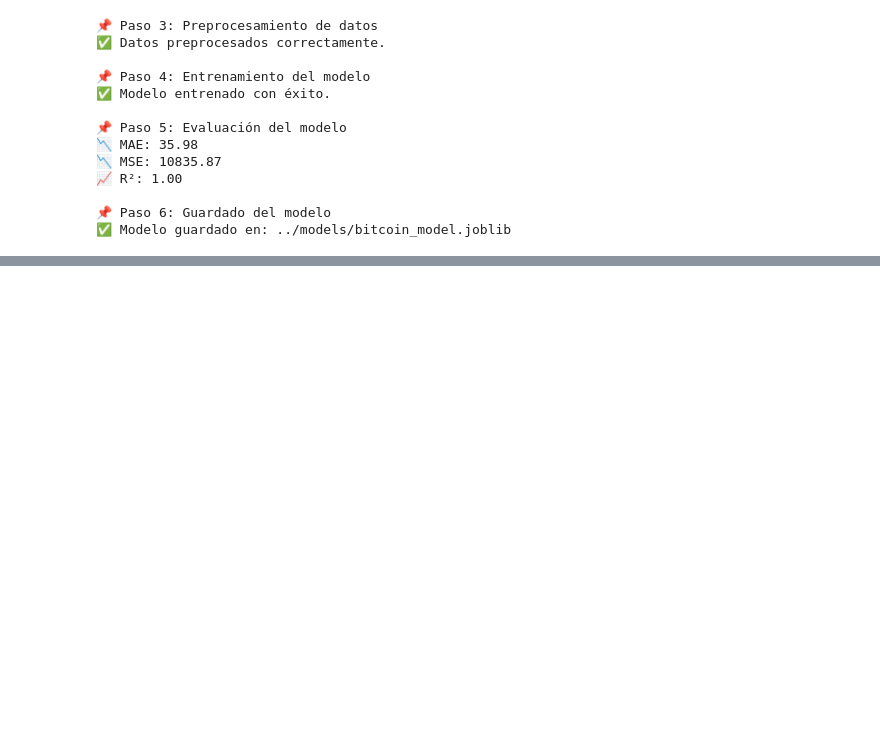
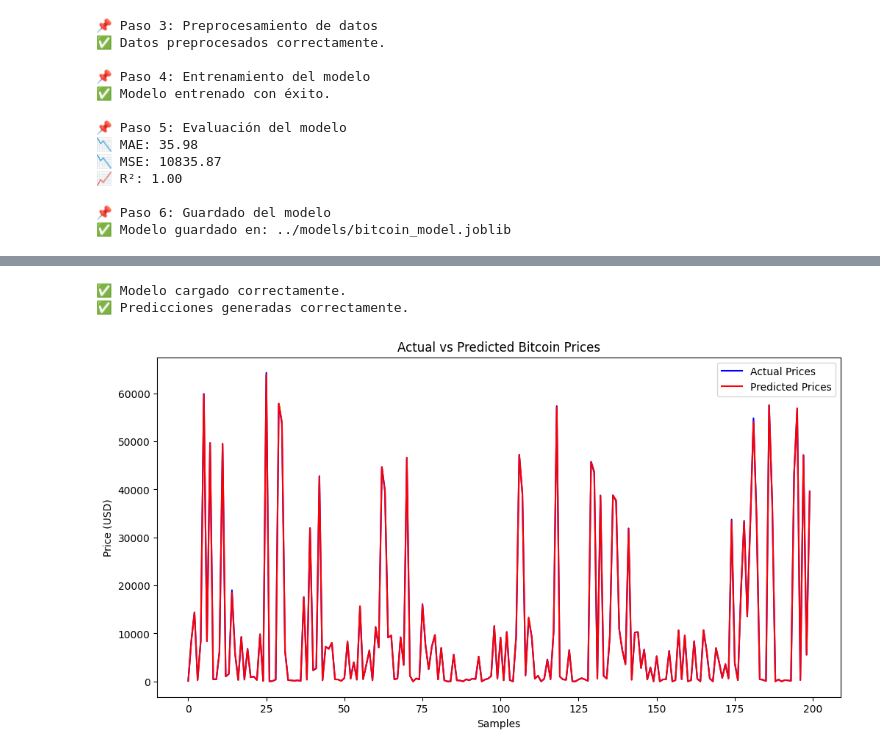
Before and after one commit to jesusgnzalz/ML_Bitcoin, a Jupyter notebook: src/results_notebook/Bitcoin_Price_Prediction.ipynb, the cells around one changed output, grey strips where cells are left out. Saved outputs shown, nothing was run; the diff lists cells and outputs as text; code cells hidden in the pictures; blank space fills up the shorter version.

```diff
--- a/src/results_notebook/Bitcoin_Price_Prediction.ipynb
+++ b/src/results_notebook/Bitcoin_Price_Prediction.ipynb
@@ -99,0 +122,18 @@ None
+# %%
+import joblib
+
+# 📌 Cargar el modelo entrenado
+model_path = "C:/Users/Jesus/Documents/DS_Online_Octubre24_Exercises/Project_Break_II_ML_DL/ML_Bitcoin/src/models/bitcoin_pipeline.pkl"
+
+try:
+    pipeline = joblib.load(model_path)
+    print("✅ Modelo cargado correctamente.")
+except FileNotFoundError:
+    print(f"❌ No se encontró el modelo en: {model_path}. Asegúrate de haberlo entrenado y guardado.")
+
+# 📌 Realizar predicciones si el modelo está disponible
+if 'pipeline' in locals():
+    y_pred = pipeline.predict(X_test)
+    print("✅ Predicciones generadas correctamente.")
+else:
+    print("❌ No se pudo generar `y_pred` porque el modelo no está disponible.")
@@ -99,0 +192,33 @@ None
+# %%
+import joblib
+import matplotlib.pyplot as plt
+
+# 📌 Cargar el modelo entrenado
+model_path = "C:/Users/Jesus/Documents/DS_Online_Octubre24_Exercises/Project_Break_II_ML_DL/ML_Bitcoin/src/models/bitcoin_pipeline.pkl"
+
+try:
+    pipeline = joblib.load(model_path)
+    print("✅ Modelo cargado correctamente.")
+except FileNotFoundError:
+    print(f"❌ No se encontró el modelo en: {model_path}. Asegúrate de haberlo entrenado y guardado.")
+
+# 📌 Generar predicciones si el modelo está disponible
+if 'pipeline' in locals():
+    y_pred = pipeline.predict(X_test)
+    print("✅ Predicciones generadas correctamente.")
+
+    # 📊 Comparación entre precios reales y predichos
+    plt.figure(figsize=(12,6))
+    plt.plot(y_test.values, label="Actual Prices", color="blue")
+    plt.plot(y_pred, label="Predicted Prices", color="red")
+    plt.xlabel("Samples")
+    plt.ylabel("Price (USD)")
+    plt.title("Actual vs Predicted Bitcoin Prices")
+    plt.legend()
+    plt.show()
+else:
+    print("❌ No se puede generar `y_pred` porque el modelo no está disponible.")
+# %% [output]
+✅ Modelo cargado correctamente.
+✅ Predicciones generadas correctamente.
+[figure, added]
```
Also changed, not shown: parts of 3 cells of this notebook, 7 other files.
